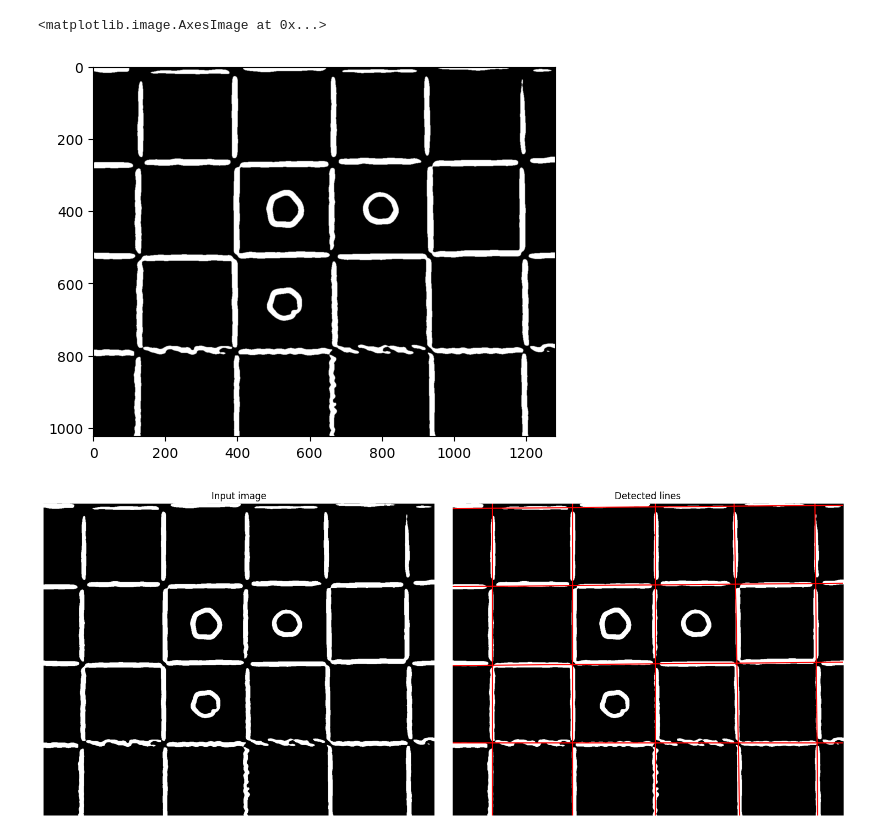
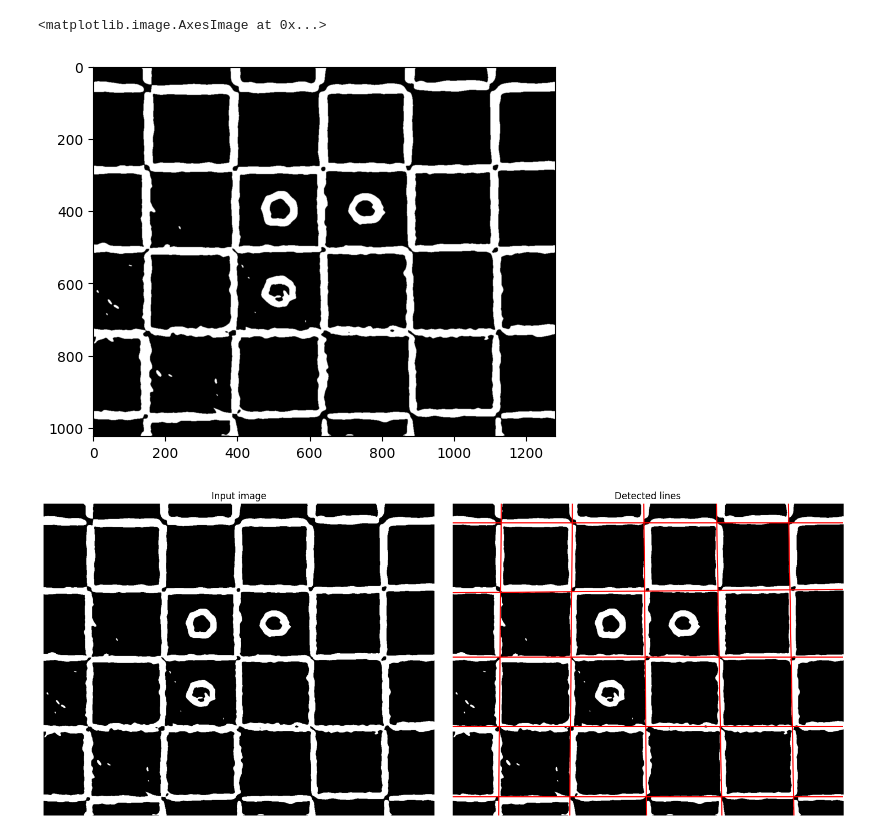
Before and after one commit to ale-chen/Armored_Particles, a Jupyter notebook: calibration_testing.ipynb, the cells around one changed output. Cells and saved outputs as stored; diff of their text form; code cells hidden in the pictures.

```diff
--- a/calibration_testing.ipynb
+++ b/calibration_testing.ipynb
@@ -8,8 +10,14 @@ import numpy as np
 # %%
-CALIBRATION_LEFT_FILEPATH = '../data/2025-06-09-40uL_250um/calibration_left.jpg'
+CALIBRATION_LEFT_FILEPATH = '../data/2025-06-10-40uL_250um/calibration_left.jpg'
 TEST_IMAGE = '../data/toys/line_outline.png'
 
+GRID_DIMENSIONS = (4,4)
 
+BINARY_THRESHOLD = 3/10
+
+ORTHOG_ERROR = 2*(np.pi) / 90 # ALLOWED ORTHOGONAL ERROR
+
+NUM_LINES = GRID_DIMENSIONS[0] + GRID_DIMENSIONS[1] + 2
 im = plt.imread(CALIBRATION_LEFT_FILEPATH)[:,:,0]
 # im = plt.imread(TEST_IMAGE)[:,:,0]
 # %%
@@ -30,40 +38,47 @@ plt.imshow(sobel(im_blur)*100,vmax=1,cmap='Greys')
 # from skimage.morphology import skeletonize
 
 im_sobel = sobel(im_blur)
-thresholded = im_sobel < 0.03
+# im_sobel = 255 - im_sobel
+
+threshold = im_sobel.max() * BINARY_THRESHOLD
+
+
+thresholded = im_sobel > threshold
 
 # SOBEL SPACE MAX VALUE DIVIDED BY CONSTANT S.T. EACH IMAGE THRESHOLD DEPENDENT ON CONDITIONS
 
-thresholded = np.invert(thresholded)
+# thresholded = np.invert(thresholded)
 # skeleton = skeletonize(thresholded)
 plt.imshow(thresholded,cmap=cm.grey)
+
+# plt.imshow(im_sobel,cmap=cm.grey)
 # %% [output]
 <matplotlib.image.AxesImage at 0x...>
-[figure, old version]
+[figure, new version]
 # %%
 tested_angles = np.linspace(-(np.pi / 2)+(np.pi/2), (np.pi / 2)+(np.pi/2), 360, endpoint=False)
 
 h, theta, d = hough_line(thresholded, theta=tested_angles)
 
 fig, axes = plt.subplots(1, 2, figsize=(15, 6))
 ax = axes.ravel()
 ax[0].imshow(thresholded, cmap=cm.gray)
 ax[0].set_title('Input image')
 ax[0].set_axis_off()
 
 ax[1].imshow(thresholded, cmap=cm.gray)
 ax[1].set_ylim((thresholded.shape[0], 0))
 ax[1].set_axis_off()
 ax[1].set_title('Detected lines')
 
-for _, angle, dist in zip(*hough_line_peaks(h, theta, d, num_peaks=9,min_distance=100)):
+for _, angle, dist in zip(*hough_line_peaks(h, theta, d, num_peaks=NUM_LINES, min_distance=100)):
     (x0, y0) = dist * np.array([np.cos(angle), np.sin(angle)])
     ax[1].axline((x0, y0), slope=np.tan(angle + np.pi / 2),c='red')
 
 plt.tight_layout()
 plt.show()
 # %% [output]
-[figure, old version]
+[figure, new version]
 # %%
 from skimage.feature import corner_harris, corner_subpix, corner_peaks
 
```
Also changed, not shown: parts of 3 cells of this notebook, 11 other files.
